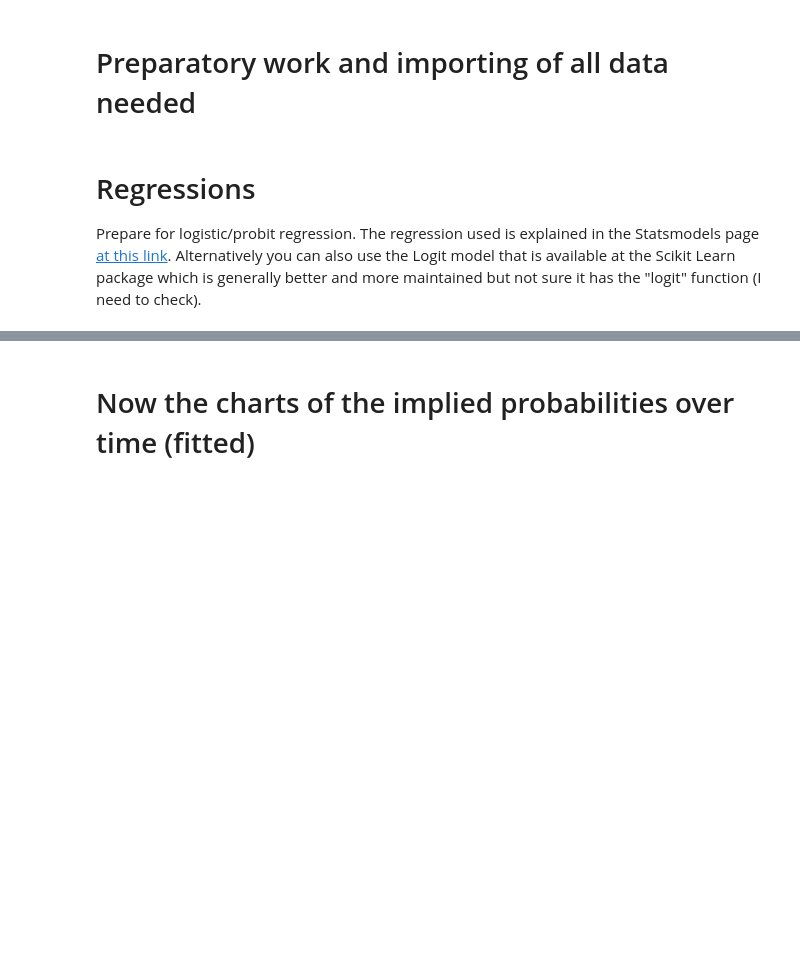
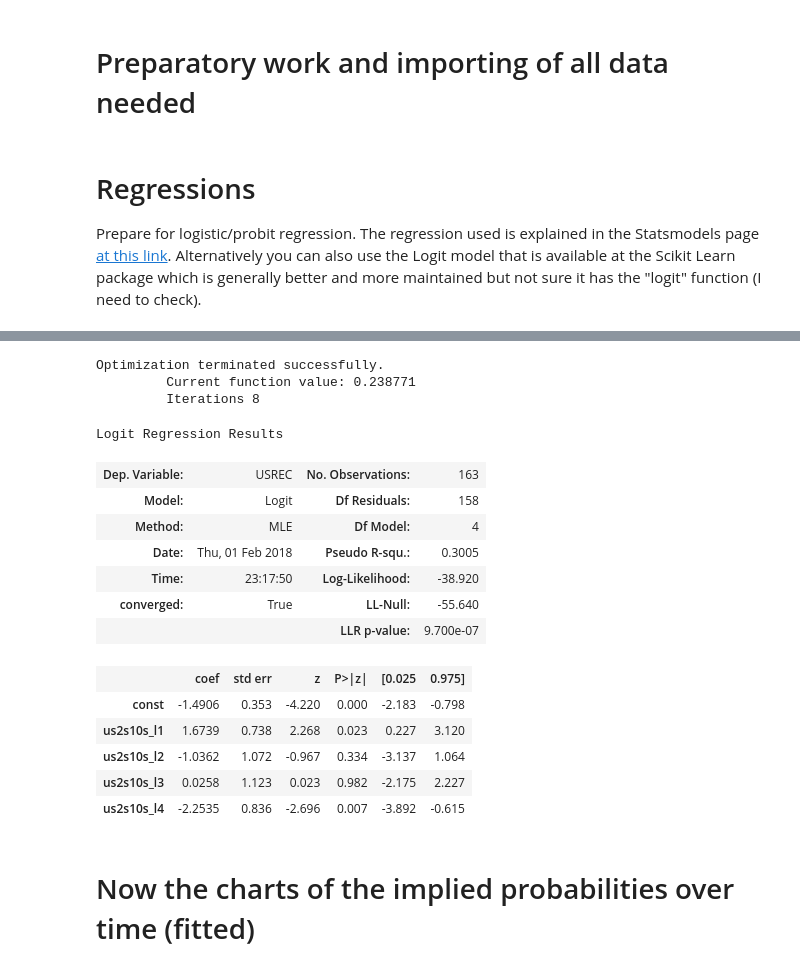
Before and after one commit to mattange/analysis_2018_01_RecessionProbability, a Jupyter notebook: Recession probability.ipynb, the cells around one changed output, grey strips where cells are left out. Drawn from its saved outputs; the diff is of its cells as text; code cells hidden in the pictures; blank space fills up the shorter version.

```diff
--- a/Recession probability.ipynb
+++ b/Recession probability.ipynb
@@ -3,6 +3,7 @@
 # %%
 # IMPORTING TOOLS
 import pandas as pd
+import seaborn as sns
 %matplotlib notebook
 %config InlineBackend.figure_format='retina'
 from matplotlib import pyplot as plt
@@ -11,6 +12,7 @@ from statsmodels.discrete.discrete_model import Logit as logit
 #fix a temporary bug in the statsmodels package that refers to an old scipy package
 from scipy import stats
 stats.chisqprob = lambda chisq, df: stats.chi2.sf(chisq, df)
+sns.set()
 #### END OF IMPORTS
 
 filename = 'data.xls'
@@ -27,14 +29,32 @@ data = pd.read_excel(filename, sheet_name=sheet_name,skip_rows=skip_rows,index_c
 date_start = '30-06-1976'
 date_end = '31-12-2017'
 sample_freq = 'Q'
+yoyper = 12 if sample_freq == 'M' else 4
+lags = range(12 if sample_freq =='M' else 4)
+shift = 12 if sample_freq == 'M' else 4
 #extract the dummy variable and store it as a Series (it starts as a DataFrame)
 rec_dummy = data['recession dummy'].resample(sample_freq).mean().loc[date_start:date_end]
 rec_dummy = rec_dummy['USREC']
-#then in essence do the same things with the other variables, but as they are daily you need to take averages over month
+#then in essence do the same things with the other variables,
+#but as some are daily or monthly you may need averages
 us10y = data['dgs10'].resample(sample_freq).mean().loc[date_start:date_end].fillna(method='ffill')
 us10y = us10y['DGS10']
 us2y = data['dgs2'].resample(sample_freq).mean().loc[date_start:date_end].fillna(method='ffill')
 us2y = us2y['DGS2']
+ff = data['fed funds rate'].resample(sample_freq).mean().loc[date_start:date_end]
+ff = ff['FEDFUNDS']
+pce = data['core PCE inflation'].resample(sample_freq).last()
+pceyoy = pce.pct_change(yoyper).loc[date_start:date_end]*100
+claims = data['initial claims'].resample(sample_freq).mean().loc[date_start:date_end]
+claims = claims['IC4WSA']
+buildpermits = data['building permits'].resample(sample_freq).mean().loc[date_start:date_end]
+buildpermits = buildpermits['PERMIT']
+spx = data['S&P500'].resample(sample_freq).mean().loc[date_start:date_end]
+spx = spx['SPX']
+
+
+#data elaboration after data preparation
+ffreal = ff - pceyoy
 us2s10s = us10y - us2y
 us2s10s.name = 'us2s10s'
 #now include the lags
@@ -52,8 +72,8 @@ input_var['us2s10s_l3'] = us2s10s_l3
 input_var['us2s10s_l4'] = us2s10s_l4
 
 #drop the first 4 rows because i don't have data
-rec_dummy = rec_dummy.iloc[4:]
-input_var = input_var.iloc[4:]
+rec_dummy = rec_dummy.iloc[shift:]
+input_var = input_var.iloc[shift:]
 # %% [markdown]
 # Regressions
 
@@ -89,3 +83,36 @@ Logit Regression Results
+# %%
+logit_model = logit(rec_dummy, input_var)
+logit_model_res = logit_model.fit()
+logit_model_pred = logit_model_res.predict(input_var)
+
+#store the data to xlsx file
+xlsxFilename = 'logit_curve_only.xlsx'
+xlsxwriter = pd.ExcelWriter(xlsxFilename)
+input_var.to_excel(xlsxwriter,sheet_name='inputs')
+logit_model_pred.to_excel(xlsxwriter,sheet_name='output')
+logit_model_res.params.to_excel(xlsxwriter, sheet_name='logit_params')
+xlsxwriter.save()
+
+#type output on screen
+logit_model_res.summary()
+# %% [output]
+Optimization terminated successfully.
+         Current function value: 0.238771
+         Iterations 8
+Logit Regression Results
+| Dep. Variable: | USREC | No. Observations: | 163 |
+| Model: | Logit | Df Residuals: | 158 |
+| Method: | MLE | Df Model: | 4 |
+| Date: | Thu, 01 Feb 2018 | Pseudo R-squ.: | 0.3005 |
+| Time: | 23:17:50 | Log-Likelihood: | -38.920 |
+| converged: | True | LL-Null: | -55.640 |
+|  |  | LLR p-value: | 9.700e-07 |
+|  | coef | std err | z | P>|z| | [0.025 | 0.975] |
+| const | -1.4906 | 0.353 | -4.220 | 0.000 | -2.183 | -0.798 |
+| us2s10s_l1 | 1.6739 | 0.738 | 2.268 | 0.023 | 0.227 | 3.120 |
+| us2s10s_l2 | -1.0362 | 1.072 | -0.967 | 0.334 | -3.137 | 1.064 |
+| us2s10s_l3 | 0.0258 | 1.123 | 0.023 | 0.982 | -2.175 | 2.227 |
+| us2s10s_l4 | -2.2535 | 0.836 | -2.696 | 0.007 | -3.892 | -0.615 |
 # %% [markdown]
 # Now the charts of the implied probabilities over time (fitted)
 # %%
```
Also changed, not shown: parts of 2 cells of this notebook, 3 other files.
